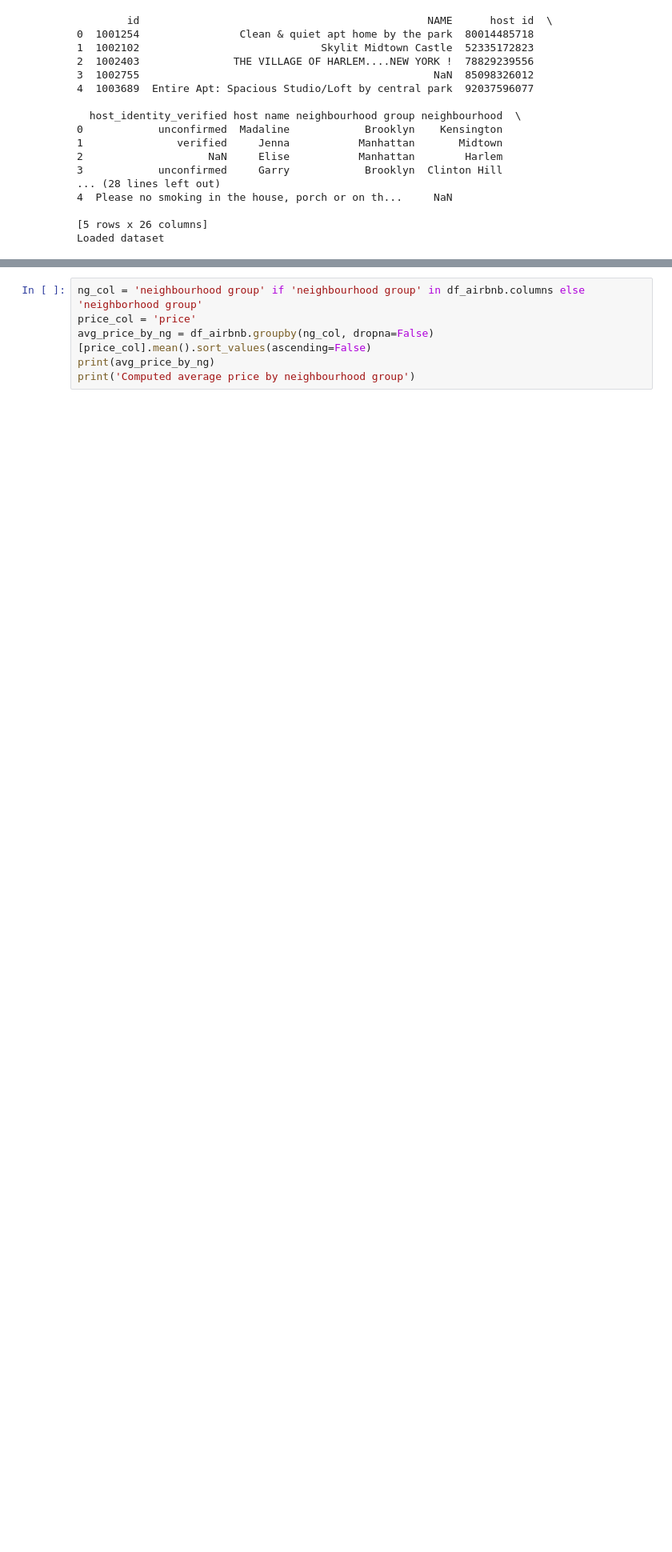
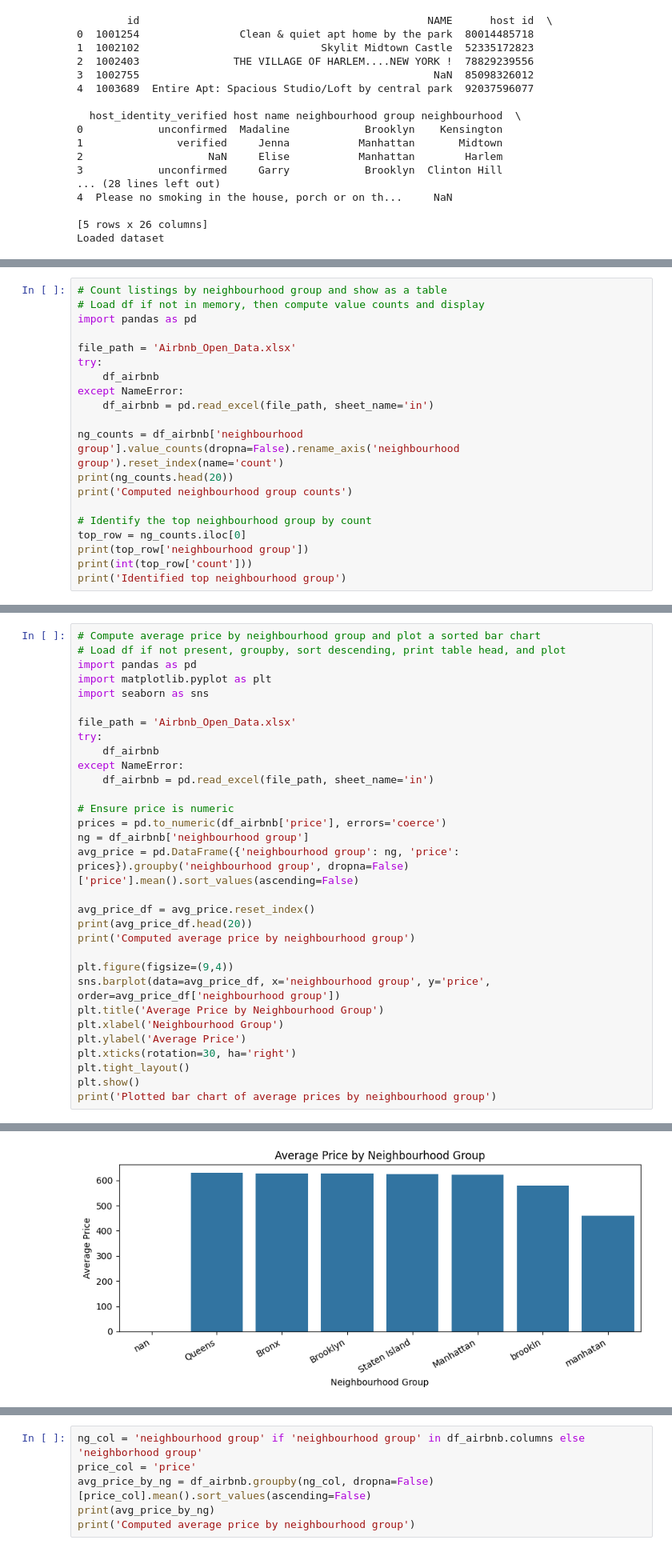
Before and after one commit to ppraveenhalingali/VOIS_AICTE_Data_Analytics, a Jupyter notebook: Airbnb_Open_Data.ipynb, the cells around one changed output, grey strips where cells are left out. Shown at 80% size. Cells and saved outputs as stored; diff of their text form; blank space fills up the shorter version.

```diff
--- a/Airbnb_Open_Data.ipynb
+++ b/Airbnb_Open_Data.ipynb
@@ -47,0 +65,20 @@ Computed listing counts by neighbourhood group
+# %%
+# Count listings by neighbourhood group and show as a table
+# Load df if not in memory, then compute value counts and display
+import pandas as pd
+
+file_path = 'Airbnb_Open_Data.xlsx'
+try:
+    df_airbnb
+except NameError:
+    df_airbnb = pd.read_excel(file_path, sheet_name='in')
+
+ng_counts = df_airbnb['neighbourhood group'].value_counts(dropna=False).rename_axis('neighbourhood group').reset_index(name='count')
+print(ng_counts.head(20))
+print('Computed neighbourhood group counts')
+
+# Identify the top neighbourhood group by count
+top_row = ng_counts.iloc[0]
+print(top_row['neighbourhood group'])
+print(int(top_row['count']))
+print('Identified top neighbourhood group')
@@ -47,0 +99,32 @@ Computed listing counts by neighbourhood group
+# %%
+# Compute average price by neighbourhood group and plot a sorted bar chart
+# Load df if not present, groupby, sort descending, print table head, and plot
+import pandas as pd
+import matplotlib.pyplot as plt
+import seaborn as sns
+
+file_path = 'Airbnb_Open_Data.xlsx'
+try:
+    df_airbnb
+except NameError:
+    df_airbnb = pd.read_excel(file_path, sheet_name='in')
+
+# Ensure price is numeric
+prices = pd.to_numeric(df_airbnb['price'], errors='coerce')
+ng = df_airbnb['neighbourhood group']
+avg_price = pd.DataFrame({'neighbourhood group': ng, 'price': prices}).groupby('neighbourhood group', dropna=False)['price'].mean().sort_values(ascending=False)
+
+avg_price_df = avg_price.reset_index()
+print(avg_price_df.head(20))
+print('Computed average price by neighbourhood group')
+
+plt.figure(figsize=(9,4))
+sns.barplot(data=avg_price_df, x='neighbourhood group', y='price', order=avg_price_df['neighbourhood group'])
+plt.title('Average Price by Neighbourhood Group')
+plt.xlabel('Neighbourhood Group')
+plt.ylabel('Average Price')
+plt.xticks(rotation=30, ha='right')
+plt.tight_layout()
+plt.show()
+print('Plotted bar chart of average prices by neighbourhood group')
+# %% [output]
@@ -47,0 +141 @@ Computed listing counts by neighbourhood group
+[figure, added]
```
Also changed, not shown: parts of 6 cells of this notebook.
